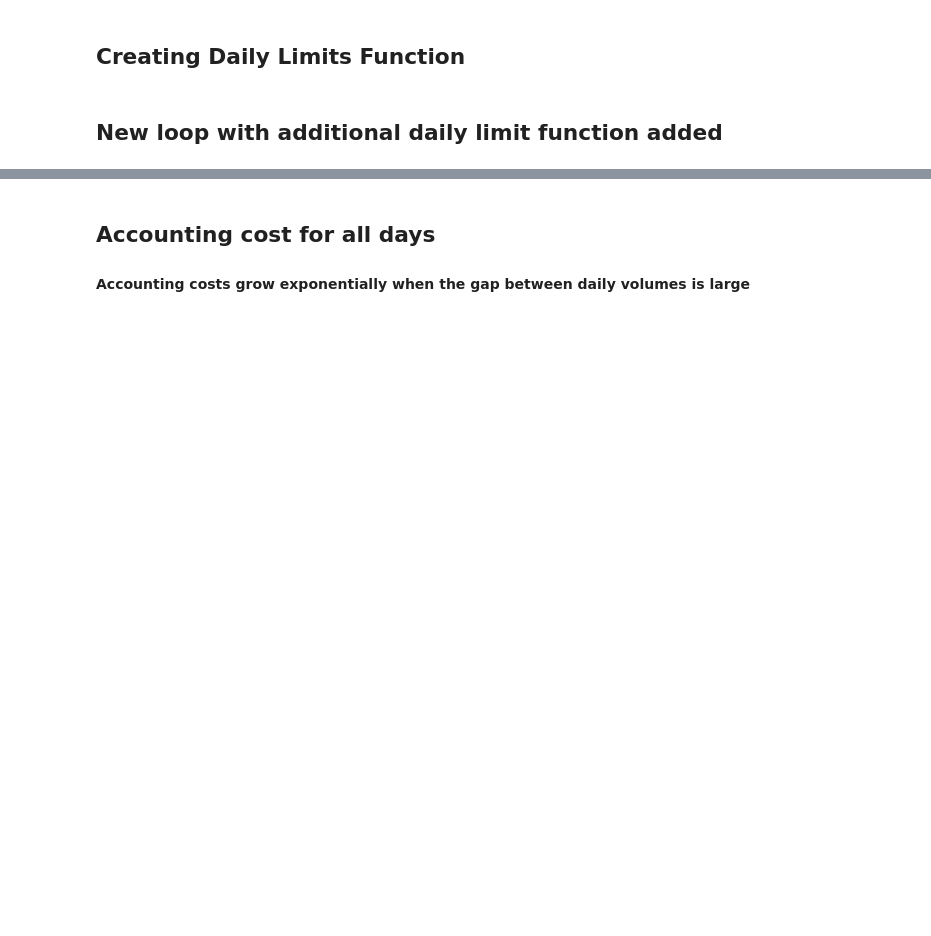
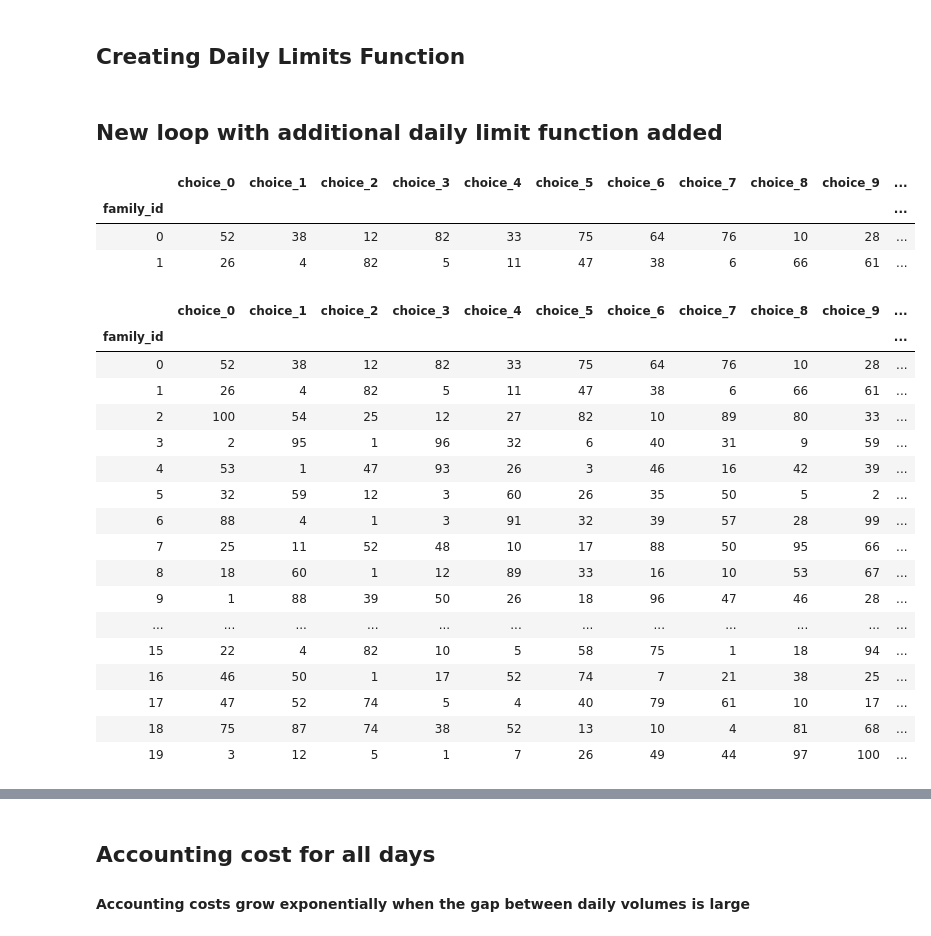
Before and after one commit to tdrumhel1/santa, a Jupyter notebook: santa-notebook-v1.ipynb, the cells around one changed output, grey strips where cells are left out. Drawn from its saved outputs; the diff is of its cells as text; code cells hidden in the pictures; blank space fills up the shorter version.

```diff
--- a/santa-notebook-v1.ipynb
+++ b/santa-notebook-v1.ipynb
@@ -265,3 +270,31 @@ for index,row in data.iterrows():
             pass
         else:
             assert False, 'Error with add_check'
+# %%
+data.head(2)
+# %% [output]
+|  | choice_0 | choice_1 | choice_2 | choice_3 | choice_4 | choice_5 | choice_6 | choice_7 | choice_8 | choice_9 | ... |
+| family_id |  |  |  |  |  |  |  |  |  |  | ... |
+| 0 | 52 | 38 | 12 | 82 | 33 | 75 | 64 | 76 | 10 | 28 | ... |
+| 1 | 26 | 4 | 82 | 5 | 11 | 47 | 38 | 6 | 66 | 61 | ... |
+# %%
+data[:20]
+# %% [output]
+|  | choice_0 | choice_1 | choice_2 | choice_3 | choice_4 | choice_5 | choice_6 | choice_7 | choice_8 | choice_9 | ... |
+| family_id |  |  |  |  |  |  |  |  |  |  | ... |
+| 0 | 52 | 38 | 12 | 82 | 33 | 75 | 64 | 76 | 10 | 28 | ... |
+| 1 | 26 | 4 | 82 | 5 | 11 | 47 | 38 | 6 | 66 | 61 | ... |
+| 2 | 100 | 54 | 25 | 12 | 27 | 82 | 10 | 89 | 80 | 33 | ... |
+| 3 | 2 | 95 | 1 | 96 | 32 | 6 | 40 | 31 | 9 | 59 | ... |
+| 4 | 53 | 1 | 47 | 93 | 26 | 3 | 46 | 16 | 42 | 39 | ... |
+| 5 | 32 | 59 | 12 | 3 | 60 | 26 | 35 | 50 | 5 | 2 | ... |
+| 6 | 88 | 4 | 1 | 3 | 91 | 32 | 39 | 57 | 28 | 99 | ... |
+| 7 | 25 | 11 | 52 | 48 | 10 | 17 | 88 | 50 | 95 | 66 | ... |
+| 8 | 18 | 60 | 1 | 12 | 89 | 33 | 16 | 10 | 53 | 67 | ... |
+| 9 | 1 | 88 | 39 | 50 | 26 | 18 | 96 | 47 | 46 | 28 | ... |
+| ... | ... | ... | ... | ... | ... | ... | ... | ... | ... | ... | ... |
+| 15 | 22 | 4 | 82 | 10 | 5 | 58 | 75 | 1 | 18 | 94 | ... |
+| 16 | 46 | 50 | 1 | 17 | 52 | 74 | 7 | 21 | 38 | 25 | ... |
+| 17 | 47 | 52 | 74 | 5 | 4 | 40 | 79 | 61 | 10 | 17 | ... |
+| 18 | 75 | 87 | 74 | 38 | 52 | 13 | 10 | 4 | 81 | 68 | ... |
+| 19 | 3 | 12 | 5 | 1 | 7 | 26 | 49 | 44 | 97 | 100 | ... |
```
Also changed, not shown: parts of 14 cells of this notebook.
